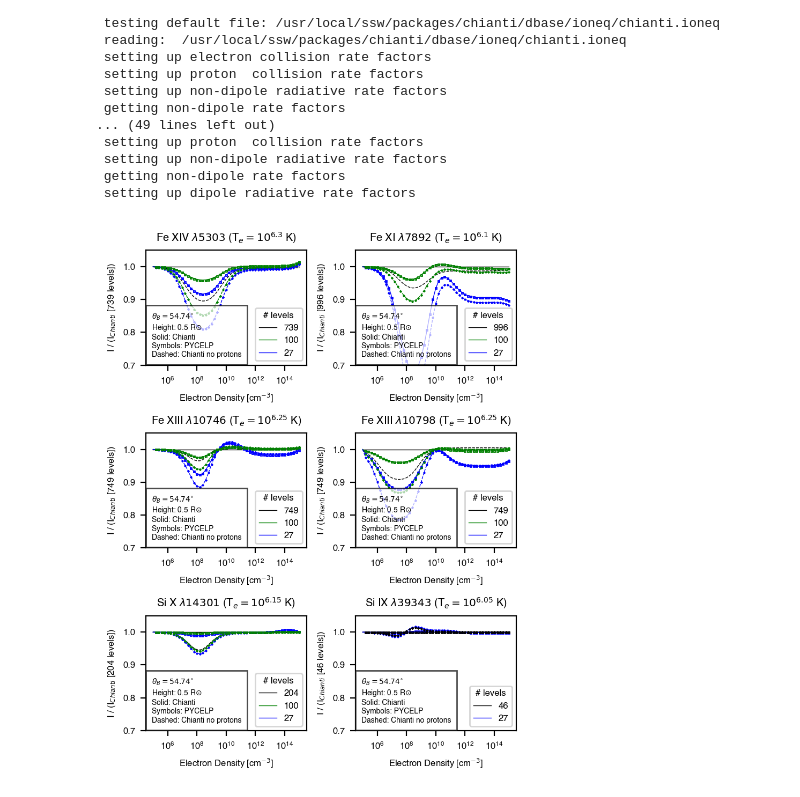
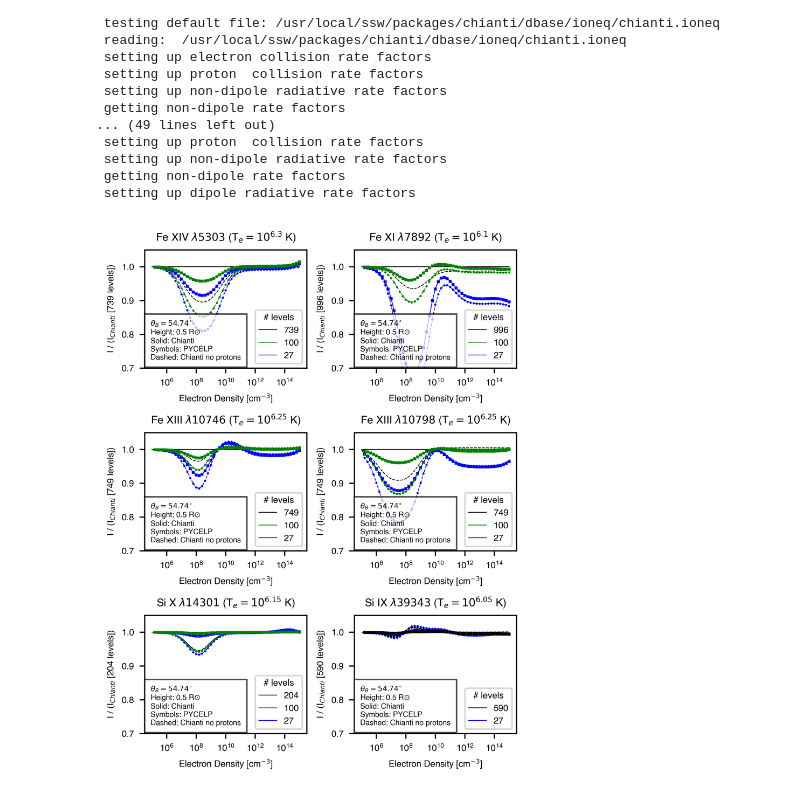
Before and after one commit to tschad/pycelp, a Jupyter notebook: examples/schadDima2020/fig3_int_vs_density.ipynb, the cells around one changed output. Saved outputs shown, nothing was run; the diff lists cells and outputs as text; code cells hidden in the pictures.

```diff
--- a/examples/schadDima2020/fig3_int_vs_density.ipynb
+++ b/examples/schadDima2020/fig3_int_vs_density.ipynb
@@ -78,7 +78,7 @@ fe14 = pycelp.Ion('fe_14',nlevels = 100)
 fe13 = pycelp.Ion('fe_13',nlevels = 100)
 fe11 = pycelp.Ion('fe_11',nlevels = 100)
 si10 = pycelp.Ion('si_10',nlevels = 100)
-si9 = pycelp.Ion('si_9')
+si9 = pycelp.Ion('si_9',nlevels = 100)
 
 models = fe14,fe11,fe13,fe13,si10,si9
 lev100 = 1
@@ -122,7 +122,7 @@ mpl.rcParams.update({
     "font.sans-serif": ["Helvetica"]})
 
 width, height = plt.figaspect(1.3)
-fig,ax = plt.subplots(nrows=3,ncols=2,figsize=(width,height), dpi=200)
+fig,ax = plt.subplots(nrows=3,ncols=2,figsize=(width,height), dpi=600)
 
 ax = ax.flatten()
 
@@ -134,31 +134,31 @@ for n in range(6):
     ax[n].plot(dens,ch_int[n,0,:,0]/ch_int[n,2,:,0],color = 'blue',lw = lw0,label = str(levels[n,0]))
     ax[n].plot(dens,ch_int[n,2,:,1]/ch_int[n,2,:,0],color = 'black',linestyle = 'dashed',lw = lw0)
     if n != 5: ax[n].plot(dens,ch_int[n,1,:,1]/ch_int[n,2,:,0],color = 'green',linestyle = 'dashed',lw = lw0)
     ax[n].plot(dens,ch_int[n,0,:,1]/ch_int[n,2,:,0],color = 'blue',linestyle = 'dashed',lw = lw0)
 
     ## pycelp
     ax[n].plot(dens,py_int[n,0,:,0]/ch_int[n,2,:,0],'s',color = 'blue',fillstyle = 'none',markersize = 1)
     ax[n].plot(dens,py_int[n,0,:,1]/ch_int[n,2,:,0],'x',color = 'blue',fillstyle = 'none',markersize = 1)
     if n != 5: ax[n].plot(dens,py_int[n,1,:,0]/ch_int[n,2,:,0],'s',color = 'green',fillstyle = 'none',markersize = 1)
     if n != 5: ax[n].plot(dens,py_int[n,1,:,1]/ch_int[n,2,:,0],'x',color = 'green',fillstyle = 'none',markersize = 1)
     if n == 5: ax[n].plot(dens,py_int[n,1,:,0]/ch_int[n,2,:,0],'s',color = 'black',fillstyle = 'none',markersize = 1)
     if n == 5: ax[n].plot(dens,py_int[n,1,:,1]/ch_int[n,2,:,0],'x',color = 'black',fillstyle = 'none',markersize = 1)
 
     ## LABELS
     ax[n].set_xlabel(r'Electron Density [cm$^{-3}$]')
     ax[n].set_ylabel(r'I / (I$_{Chianti}$ [' + str(levels[n,2]) + ' levels])')
     ax[n].set_xscale('log')
     ax[n].set_ylim(0.7,1.05)
     ax[n].set_title(titles[n])
     ax[n].text(0.8e5,0.725,
        r"$\theta_{B} = 54.74^{\circ}$" "\n"
        r"Height: 0.5 R$\odot$" "\n"
        "Solid: Chianti" "\n"
        "Symbols: PYCELP" "\n"
        "Dashed: Chianti no protons",
        bbox=dict(facecolor='white', alpha=0.7),fontsize = 5)
     ax[n].legend(loc = 'lower right',title = '# levels')
 
 for z in range(5): fig.tight_layout()
 # %% [output]
-[figure, old version]
+[figure, new version]
```
Also changed, not shown: 11 other files.
